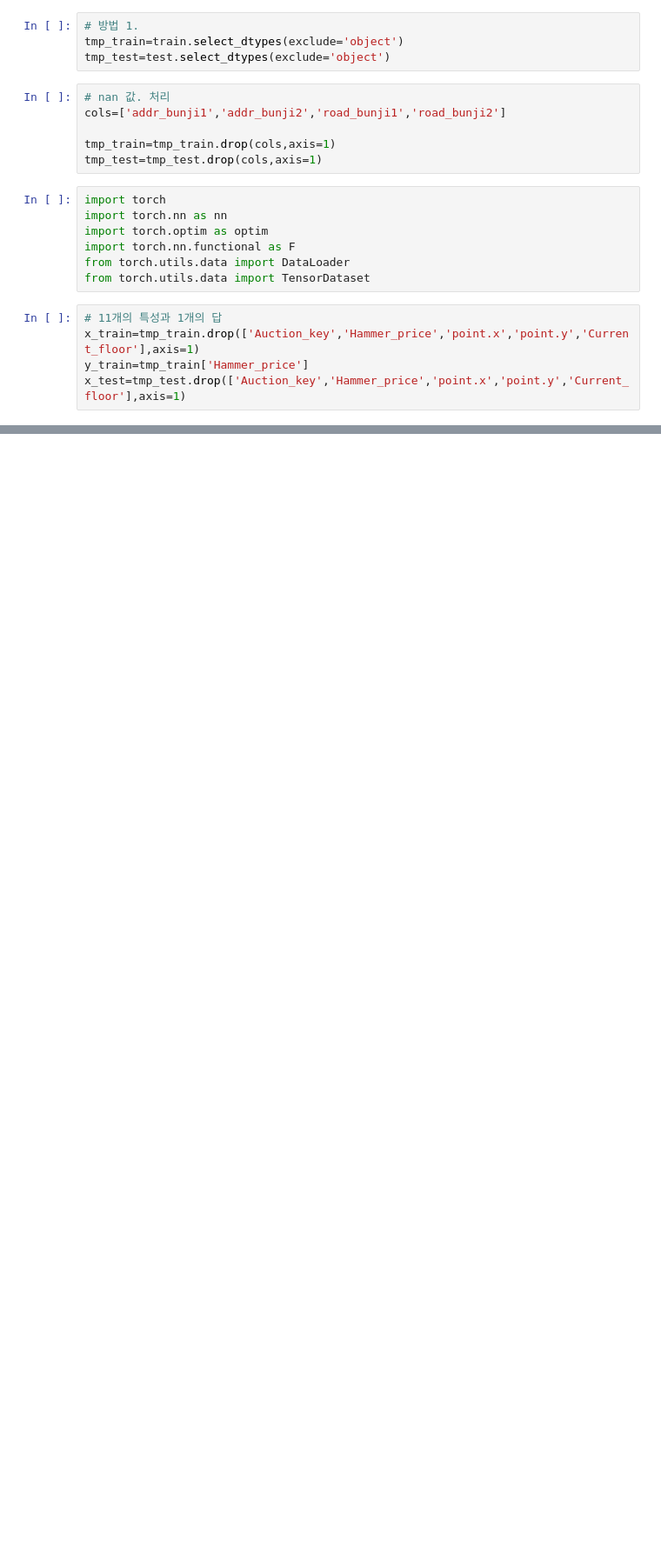
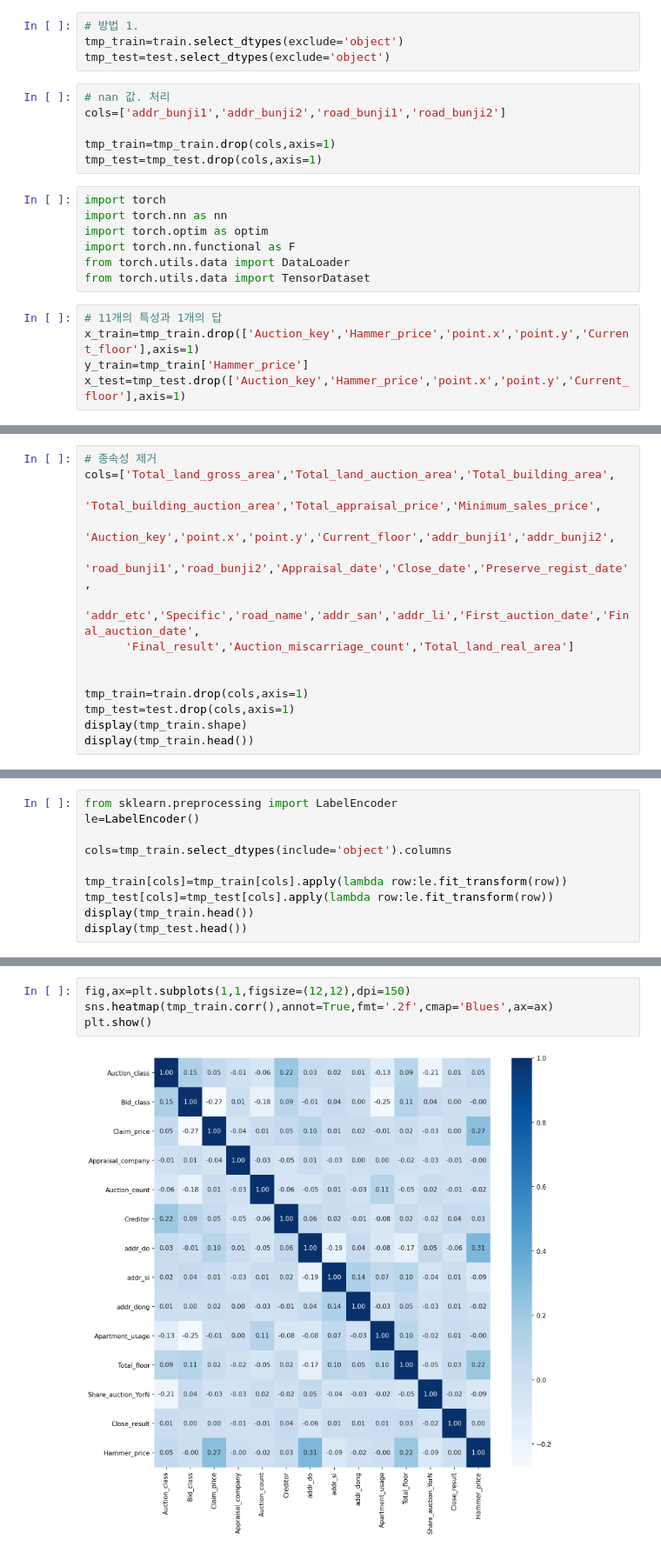
Before and after one commit to Sejong-Kaggle-Challengers/98hyun, a Jupyter notebook: [4주차]/baseline.ipynb, the cells around one changed output, grey strips where cells are left out. Shown: that part at 87% size. Drawn from its saved outputs; the diff is of its cells as text; blank space fills up the shorter version.

```diff
--- a/[4주차]/baseline.ipynb
+++ b/[4주차]/baseline.ipynb
@@ -187,0 +202,14 @@ submission.head()
+# %%
+# 종속성 제거
+cols=['Total_land_gross_area','Total_land_auction_area','Total_building_area',
+      'Total_building_auction_area','Total_appraisal_price','Minimum_sales_price',
+      'Auction_key','point.x','point.y','Current_floor','addr_bunji1','addr_bunji2',
+      'road_bunji1','road_bunji2','Appraisal_date','Close_date','Preserve_regist_date',
+      'addr_etc','Specific','road_name','addr_san','addr_li','First_auction_date','Final_auction_date',
+      'Final_result','Auction_miscarriage_count','Total_land_real_area']
+
+
+tmp_train=train.drop(cols,axis=1)
+tmp_test=test.drop(cols,axis=1)
+display(tmp_train.shape)
+display(tmp_train.head())
@@ -187,0 +224,10 @@ submission.head()
+# %%
+from sklearn.preprocessing import LabelEncoder
+le=LabelEncoder()
+
+cols=tmp_train.select_dtypes(include='object').columns
+
+tmp_train[cols]=tmp_train[cols].apply(lambda row:le.fit_transform(row))
+tmp_test[cols]=tmp_test[cols].apply(lambda row:le.fit_transform(row))
+display(tmp_train.head())
+display(tmp_test.head())
@@ -187,0 +247,6 @@ submission.head()
+# %%
+fig,ax=plt.subplots(1,1,figsize=(12,12),dpi=150)
+sns.heatmap(tmp_train.corr(),annot=True,fmt='.2f',cmap='Blues',ax=ax)
+plt.show()
+# %% [output]
+[figure, added]
```
Also changed, not shown: parts of 23 cells of this notebook.
